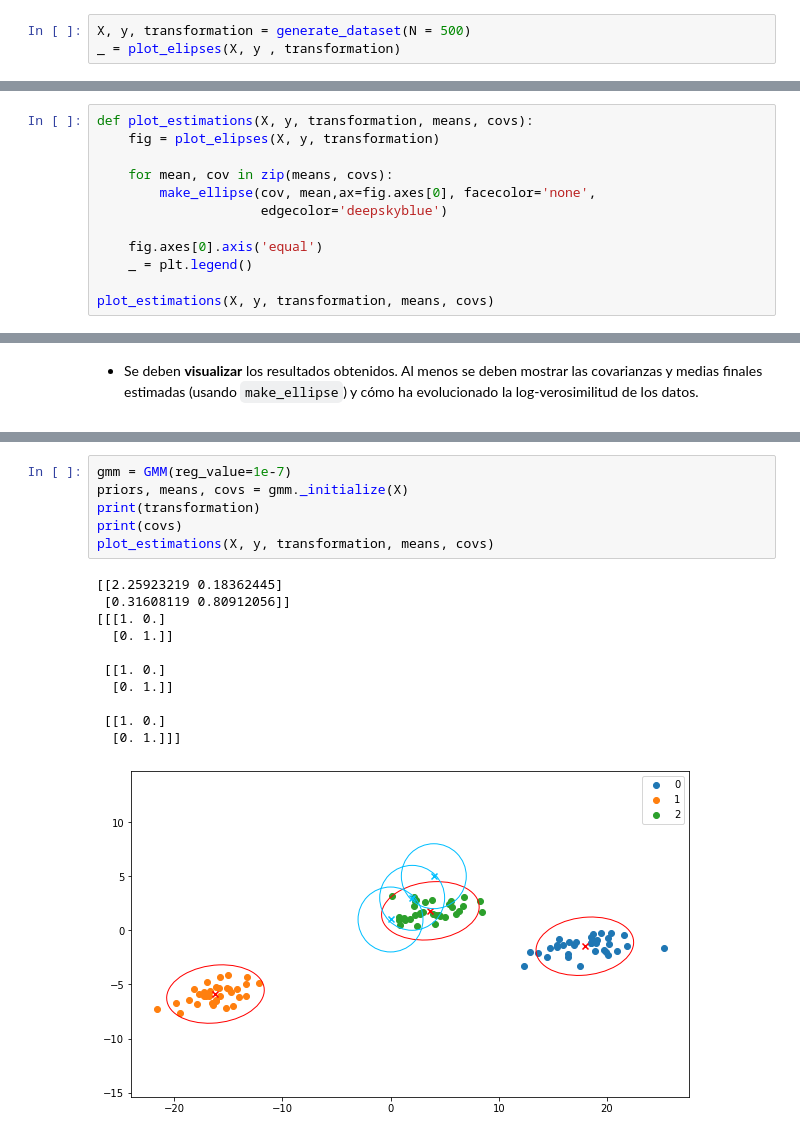
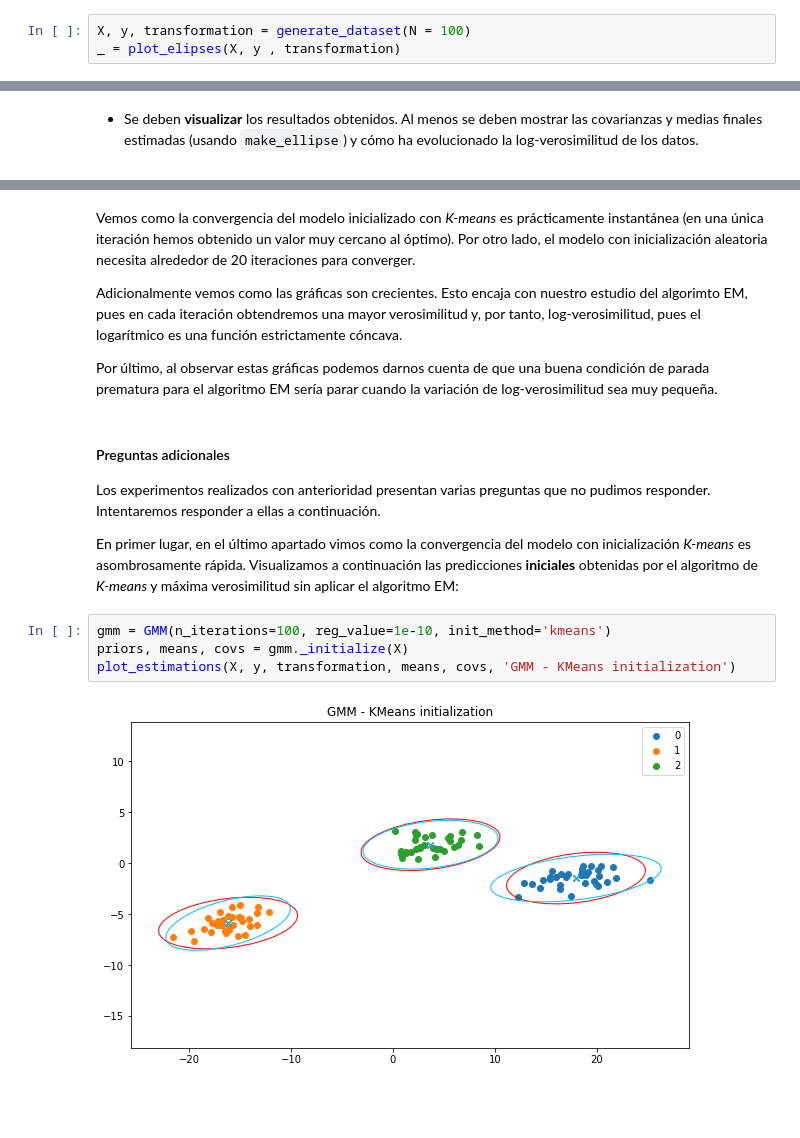
Before and after one commit to fjsaezm/mcd-bayes, a Jupyter notebook: Practica_GMM.ipynb, the cells around one changed output, grey strips where cells are left out. Saved outputs shown, nothing was run; the diff lists cells and outputs as text; blank space fills up the shorter version.

Commit message:
P1 finished, pending review and comments on methods

```diff
--- a/Practica_GMM.ipynb
+++ b/Practica_GMM.ipynb
@@ -180,4 +162,4 @@ def plot_elipses(X, y, transformation):
 # %%
-X, y, transformation = generate_dataset(N = 500)
+X, y, transformation = generate_dataset(N = 100)
 _ = plot_elipses(X, y , transformation)
 # %% [output]
@@ -338,12 +354,0 @@ covs : [array([[300.61221027,  38.88400916],
-# %%
-def plot_estimations(X, y, transformation, means, covs):
-    fig = plot_elipses(X, y, transformation)
-
-    for mean, cov in zip(means, covs):
-        make_ellipse(cov, mean,ax=fig.axes[0], facecolor='none',
-                     edgecolor='deepskyblue')
-
-    fig.axes[0].axis('equal')
-    _ = plt.legend()
-
-plot_estimations(X, y, transformation, means, covs)
@@ -358,18 +401,18 @@ plot_estimations(X, y, transformation, means, covs)
+# %% [markdown]
+Vemos como la convergencia del modelo inicializado con *K-means* es prácticamente instantánea (en una única iteración hemos obtenido un valor muy cercano al óptimo). Por otro lado, el modelo con inicialización aleatoria necesita alrededor de 20 iteraciones para converger.
+
+Adicionalmente vemos como las gráficas son crecientes. Esto encaja con nuestro estudio del algorimto EM, pues en cada iteración obtendremos una mayor verosimilitud y, por tanto, log-verosimilitud, pues el logarítmico es una función estrictamente cóncava.
+
+Por último, al observar estas gráficas podemos darnos cuenta de que una buena condición de parada prematura para el algoritmo EM sería parar cuando la variación de log-verosimilitud sea muy pequeña.
+# %% [markdown]
+#### Preguntas adicionales
+
+Los experimentos realizados con anterioridad presentan varias preguntas que no pudimos responder. Intentaremos responder a ellas a continuación.
+
+En primer lugar, en el último apartado vimos como la convergencia del modelo con inicialización *K-means* es asombrosamente rápida. Visualizamos a continuación las predicciones **iniciales** obtenidas por el algoritmo de *K-means* y máxima verosimilitud sin aplicar el algoritmo EM:
 # %%
-gmm = GMM(reg_value=1e-7)
+gmm = GMM(n_iterations=100, reg_value=1e-10, init_method='kmeans')
 priors, means, covs = gmm._initialize(X)
-print(transformation)
-print(covs)
-plot_estimations(X, y, transformation, means, covs)
+plot_estimations(X, y, transformation, means, covs, 'GMM - KMeans initialization')
 # %% [output]
-[[2.25923219 0.18362445]
- [0.31608119 0.80912056]]
-[[[1. 0.]
-  [0. 1.]]
-
- [[1. 0.]
-  [0. 1.]]
-
- [[1. 0.]
-  [0. 1.]]]
-[figure, old version]
+[figure, new version]
```
Also changed, not shown: parts of 31 cells of this notebook, 1 other file.
